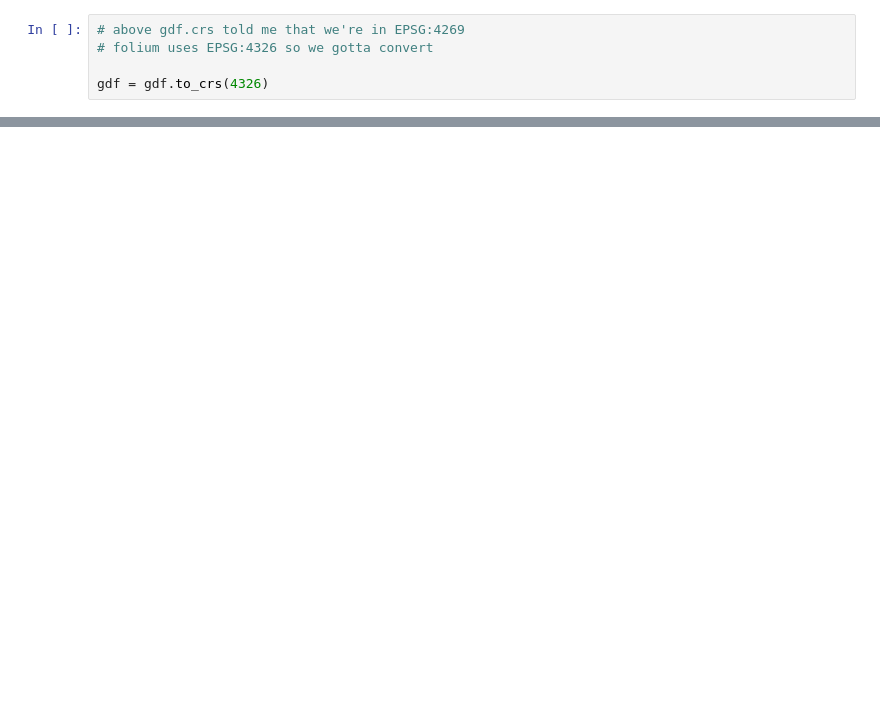
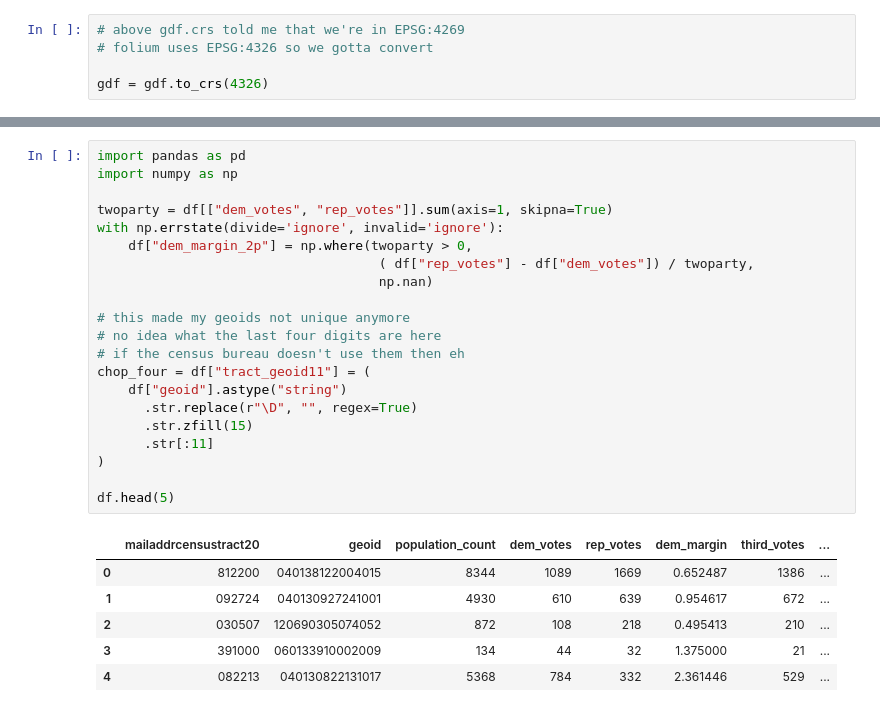
Before and after one commit to cmarikos/az-landscape-2024, a Jupyter notebook: censustract_pop_voters.ipynb, the cells around one changed output, grey strips where cells are left out. Saved outputs shown, nothing was run; the diff lists cells and outputs as text; blank space fills up the shorter version.

```diff
--- a/censustract_pop_voters.ipynb
+++ b/censustract_pop_voters.ipynb
@@ -46,0 +67,28 @@ any_match
+# %%
+import pandas as pd
+import numpy as np
+
+twoparty = df[["dem_votes", "rep_votes"]].sum(axis=1, skipna=True)
+with np.errstate(divide='ignore', invalid='ignore'):
+    df["dem_margin_2p"] = np.where(twoparty > 0,
+                                    ( df["rep_votes"] - df["dem_votes"]) / twoparty,
+                                    np.nan)
+
+# this made my geoids not unique anymore
+# no idea what the last four digits are here
+# if the census bureau doesn't use them then eh
+chop_four = df["tract_geoid11"] = (
+    df["geoid"].astype("string")
+      .str.replace(r"\D", "", regex=True)
+      .str.zfill(15)
+      .str[:11]
+)
+
+df.head(5)
+# %% [output]
+|  | mailaddrcensustract20 | geoid | population_count | dem_votes | rep_votes | dem_margin | third_votes | ... |
+| 0 | 812200 | 040138122004015 | 8344 | 1089 | 1669 | 0.652487 | 1386 | ... |
+| 1 | 092724 | 040130927241001 | 4930 | 610 | 639 | 0.954617 | 672 | ... |
+| 2 | 030507 | 120690305074052 | 872 | 108 | 218 | 0.495413 | 210 | ... |
+| 3 | 391000 | 060133910002009 | 134 | 44 | 32 | 1.375000 | 21 | ... |
+| 4 | 082213 | 040130822131017 | 5368 | 784 | 332 | 2.361446 | 529 | ... |
```
Also changed, not shown: parts of 11 cells of this notebook, 2 other files.
